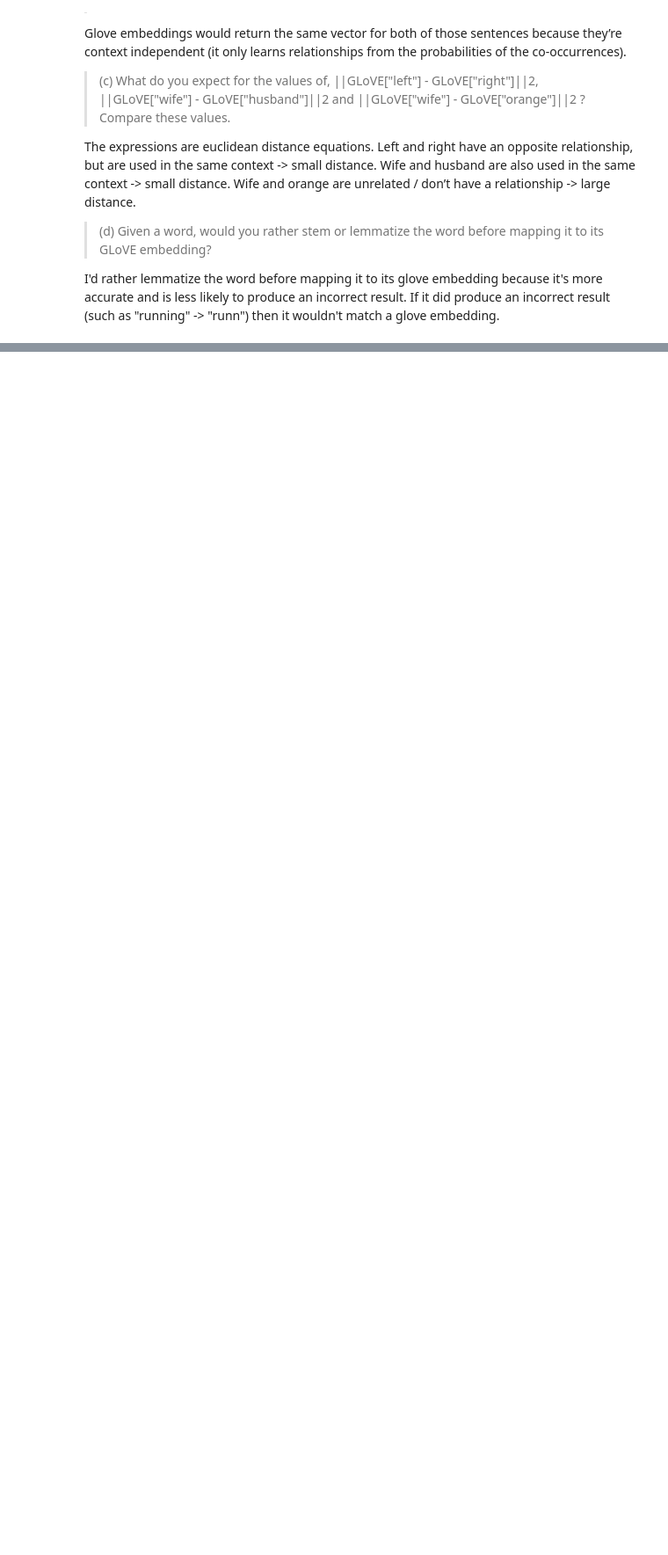
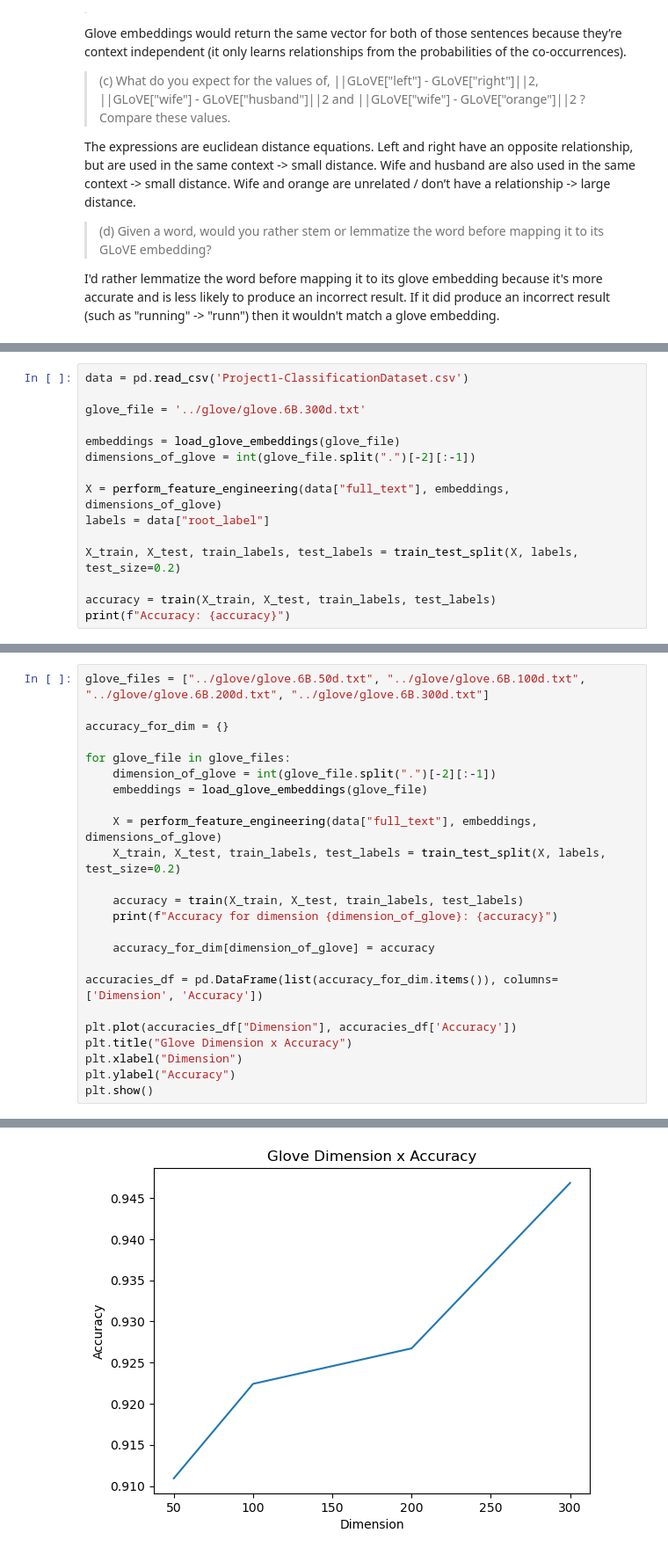
Before and after one commit to lauren123cat/UCLA-ECE219-W25, a Jupyter notebook: project1/project1_report.ipynb, the cells around one changed output, grey strips where cells are left out. Shown at 88% size. Saved outputs shown, nothing was run; the diff lists cells and outputs as text; blank space fills up the shorter version.

Commit message:
glove embeddings

```diff
--- a/project1/project1_report.ipynb
+++ b/project1/project1_report.ipynb
@@ -837,0 +1300,15 @@ running in a reasonable amount of time.
+# %%
+data = pd.read_csv('Project1-ClassificationDataset.csv')
+
+glove_file = '../glove/glove.6B.300d.txt'
+
+embeddings = load_glove_embeddings(glove_file)
+dimensions_of_glove = int(glove_file.split(".")[-2][:-1])
+
+X = perform_feature_engineering(data["full_text"], embeddings, dimensions_of_glove)
+labels = data["root_label"]
+
+X_train, X_test, train_labels, test_labels = train_test_split(X, labels, test_size=0.2)
+
+accuracy = train(X_train, X_test, train_labels, test_labels)
+print(f"Accuracy: {accuracy}")
@@ -842,0 +1333,25 @@ link.
+# %%
+glove_files = ["../glove/glove.6B.50d.txt", "../glove/glove.6B.100d.txt", "../glove/glove.6B.200d.txt", "../glove/glove.6B.300d.txt"]
+
+accuracy_for_dim = {}
+
+for glove_file in glove_files:
+    dimension_of_glove = int(glove_file.split(".")[-2][:-1])
+    embeddings = load_glove_embeddings(glove_file)
+
+    X = perform_feature_engineering(data["full_text"], embeddings, dimensions_of_glove)
+    X_train, X_test, train_labels, test_labels = train_test_split(X, labels, test_size=0.2)
+
+    accuracy = train(X_train, X_test, train_labels, test_labels)
+    print(f"Accuracy for dimension {dimension_of_glove}: {accuracy}")
+
+    accuracy_for_dim[dimension_of_glove] = accuracy
+
+accuracies_df = pd.DataFrame(list(accuracy_for_dim.items()), columns=['Dimension', 'Accuracy'])
+
+plt.plot(accuracies_df["Dimension"], accuracies_df['Accuracy'])
+plt.title("Glove Dimension x Accuracy")
+plt.xlabel("Dimension")
+plt.ylabel("Accuracy")
+plt.show()
+# %% [output]
@@ -843,3 +1383,4 @@ link.
+[figure, added]
 # %% [markdown]
 ## Question 13: Compare and contrast the two visualizations.
 
```
Also changed, not shown: parts of 15 cells of this notebook.
